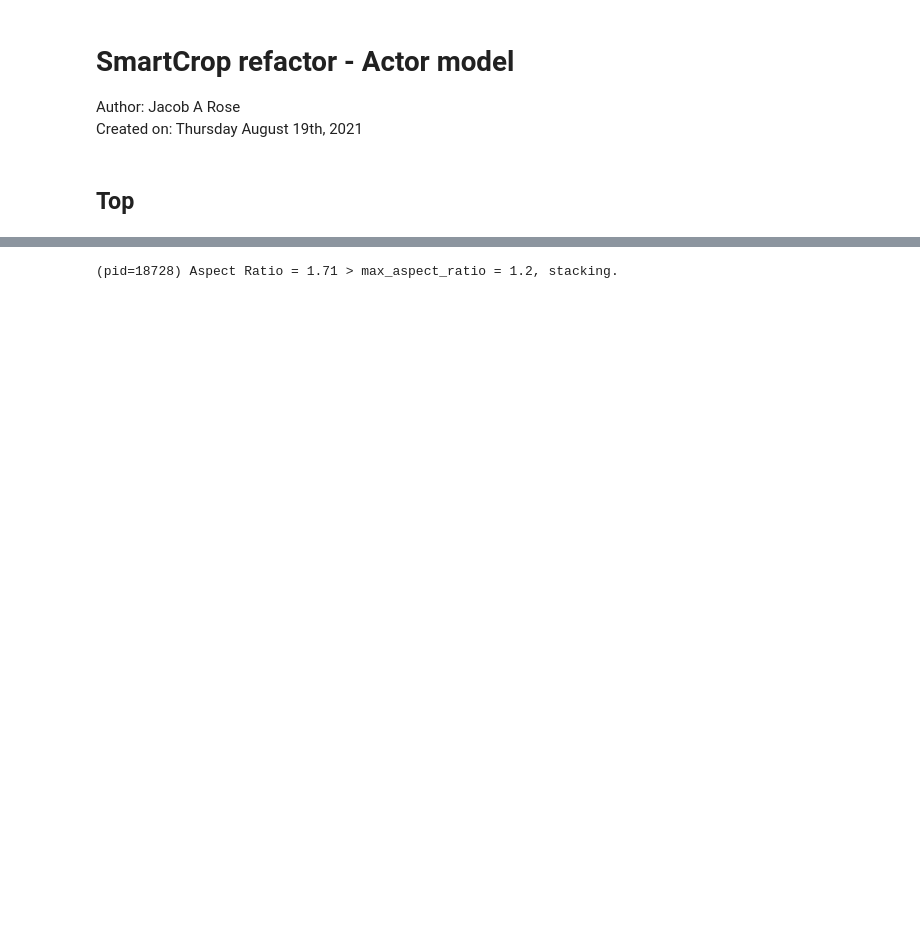
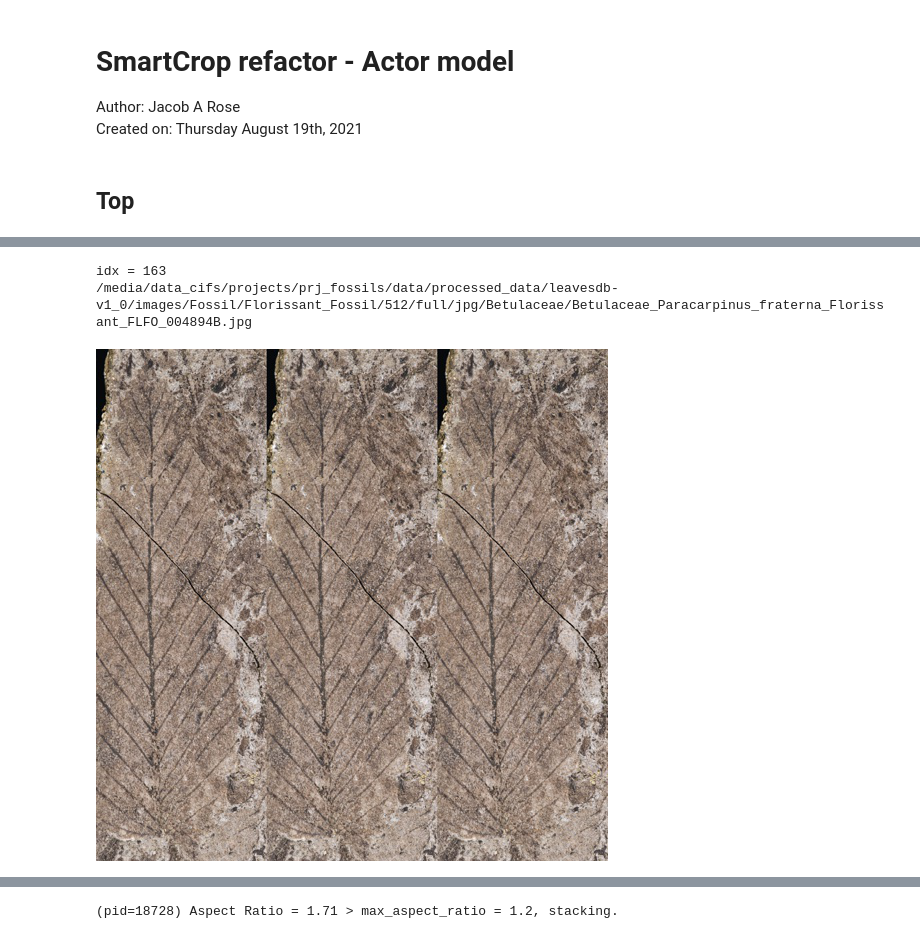
Before and after one commit to JacobARose/lightning-hydra-classifiers, a Jupyter notebook: notebooks/SmartCrop-refactor.ipynb, the cells around one changed output, grey strips where cells are left out. Drawn from its saved outputs; the diff is of its cells as text; code cells hidden in the pictures; blank space fills up the shorter version.

```diff
--- a/notebooks/SmartCrop-refactor.ipynb
+++ b/notebooks/SmartCrop-refactor.ipynb
@@ -570,0 +1825,6 @@ AssertionError
+# %%
+# %%bash
+
+file_list = !find "/media/data_cifs/projects/prj_fossils/data/processed_data/leavesdb-v1_0/images/Fossil/Florissant_Fossil/512/full/jpg" -type f
+print(f"Found {len(file_list)} files")
+pp(file_list[:6])
@@ -570,0 +1851,13 @@ AssertionError
+# %%
+idx = random.sample(range(300),1)[0]
+print(f"idx = {idx}")
+
+path = file_list[idx]
+print(path)
+PIL.Image.open(path)
+
+# PIL.Image.open('/media/data_cifs/projects/prj_fossils/data/processed_data/leavesdb-v1_0/images/Fossil/Florissant_Fossil/512/full/jpg/Fabaceae/Fabaceae_Robinia_lesquereuxi_Florissant_CU_0101.jpg')
+# %% [output]
+idx = 163
+/media/data_cifs/projects/prj_fossils/data/processed_data/leavesdb-v1_0/images/Fossil/Florissant_Fossil/512/full/jpg/Betulaceae/Betulaceae_Paracarpinus_fraterna_Florissant_FLFO_004894B.jpg
+[figure, added]
```
Also changed, not shown: parts of 165 cells of this notebook, 5 other files.
